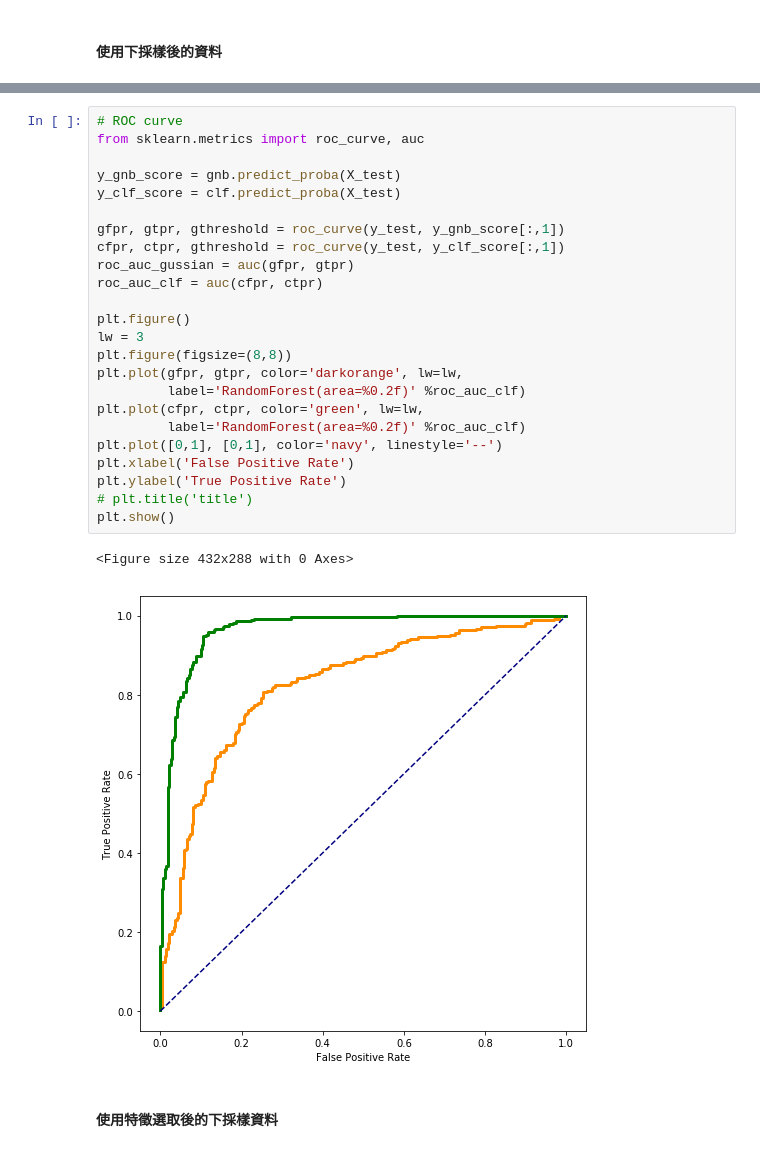
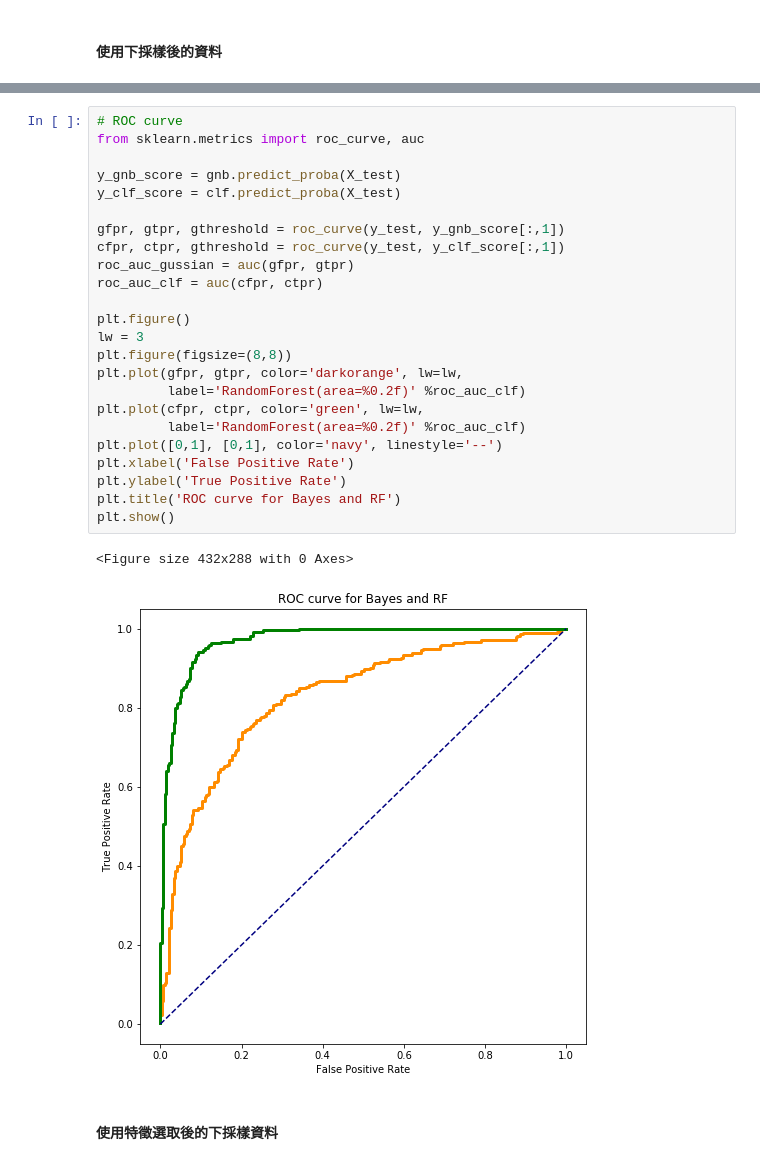
Before and after one commit to yehyifan/water_quality, a Jupyter notebook: Water quality.ipynb, the cells around one changed output, grey strips where cells are left out. Cells and saved outputs as stored; diff of their text form.

```diff
--- a/Water quality.ipynb
+++ b/Water quality.ipynb
@@ -429,30 +454,30 @@ avg / total       0.91      0.91      0.91       546
 # %%
 # ROC curve
 from sklearn.metrics import roc_curve, auc
 
 y_gnb_score = gnb.predict_proba(X_test)
 y_clf_score = clf.predict_proba(X_test)
 
 gfpr, gtpr, gthreshold = roc_curve(y_test, y_gnb_score[:,1])
 cfpr, ctpr, gthreshold = roc_curve(y_test, y_clf_score[:,1])
 roc_auc_gussian = auc(gfpr, gtpr)
 roc_auc_clf = auc(cfpr, ctpr)
 
 plt.figure()
 lw = 3
 plt.figure(figsize=(8,8))
 plt.plot(gfpr, gtpr, color='darkorange', lw=lw,
          label='RandomForest(area=%0.2f)' %roc_auc_clf)
 plt.plot(cfpr, ctpr, color='green', lw=lw,
          label='RandomForest(area=%0.2f)' %roc_auc_clf)
 plt.plot([0,1], [0,1], color='navy', linestyle='--')
 plt.xlabel('False Positive Rate')
 plt.ylabel('True Positive Rate')
-# plt.title('title')
+plt.title('ROC curve for Bayes and RF')
 plt.show()
 # %% [output]
 <Figure size 432x288 with 0 Axes>
-[figure, old version]
+[figure, new version]
 # %% [markdown]
 #### 使用特徵選取後的下採樣資料 ####
 # %%
```
Also changed, not shown: parts of 16 cells of this notebook, 3 other files.
